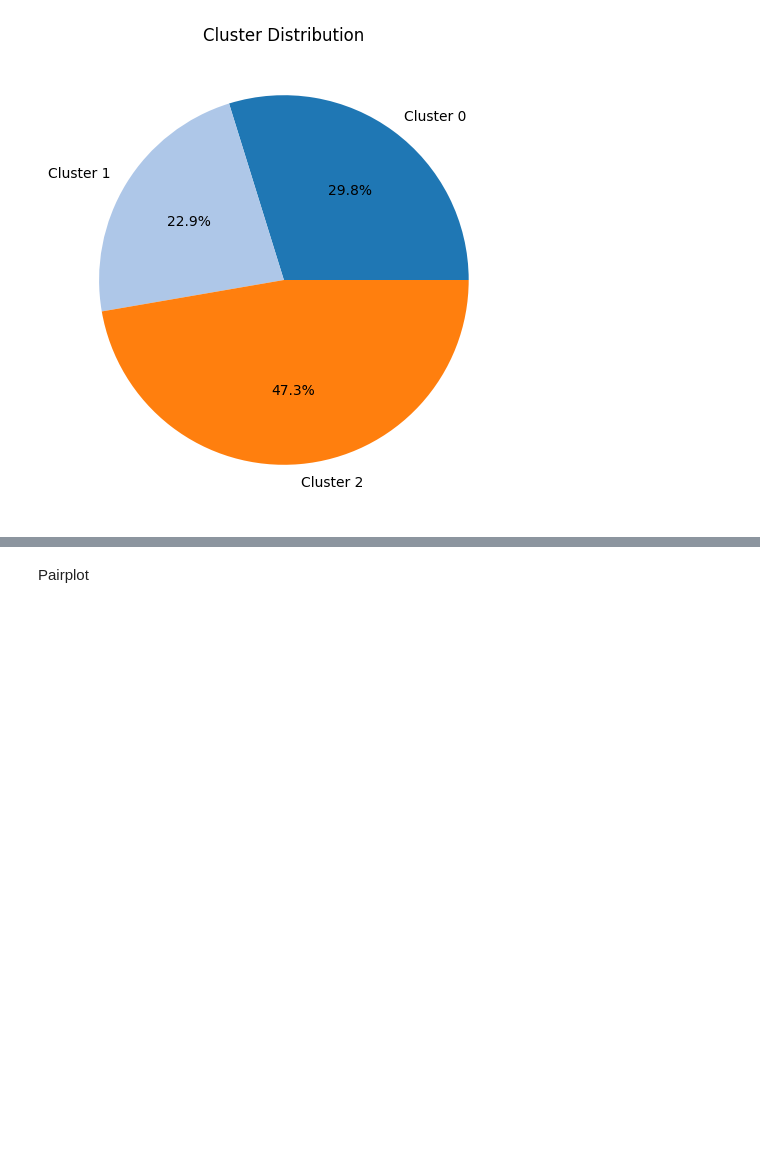
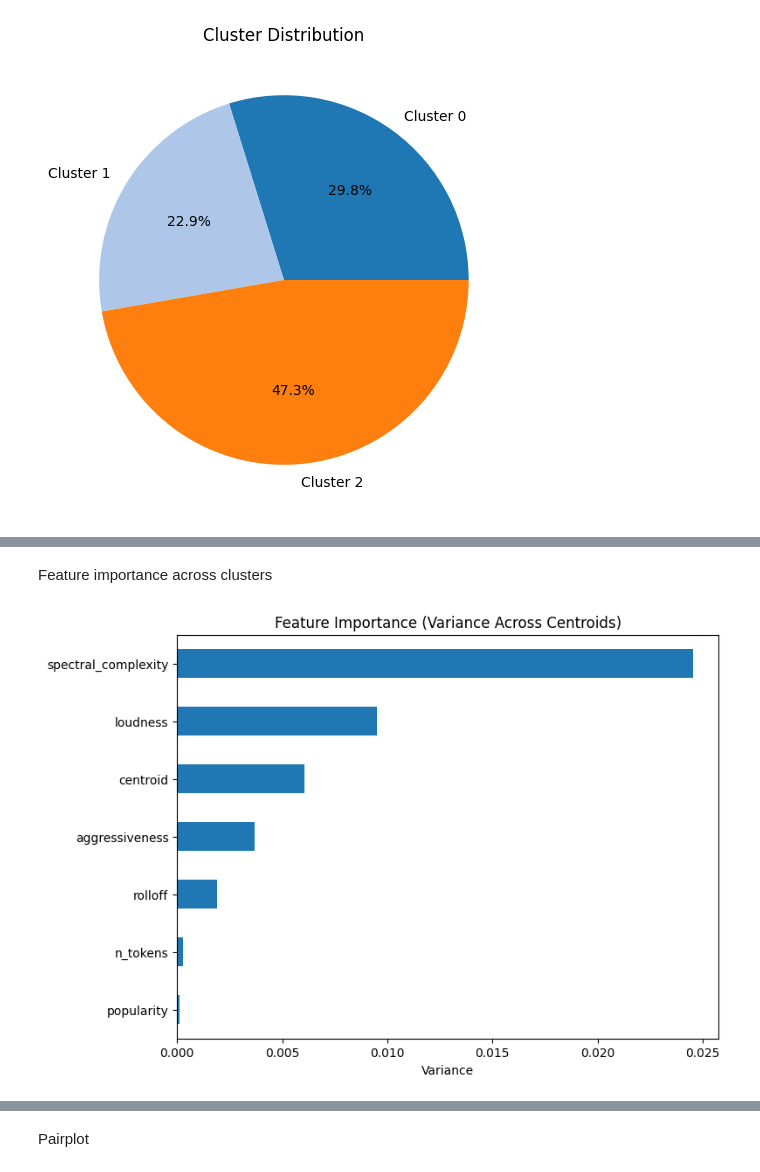
Before and after one commit to abderrahmane-salmi/UNIPI-Data-Mining-Project, a Jupyter notebook: task2/03_clustering_analysis.ipynb, the cells around one changed output, grey strips where cells are left out. Cells and saved outputs as stored; diff of their text form; code cells hidden in the pictures; blank space fills up the shorter version.

```diff
--- a/task2/03_clustering_analysis.ipynb
+++ b/task2/03_clustering_analysis.ipynb
@@ -409,0 +439,13 @@ Cluster sizes: [np.int64(3327), np.int64(2560), np.int64(5279)]
+# %% [markdown]
+Feature importance across clusters
+# %%
+centroid_var = centroids.var(axis=0).sort_values(ascending=False)
+
+plt.figure(figsize=(8,6))
+centroid_var.plot(kind='barh')
+plt.title("Feature Importance (Variance Across Centroids)")
+plt.xlabel("Variance")
+plt.gca().invert_yaxis()
+plt.show()
+# %% [output]
+[figure, added]
```
Also changed, not shown: parts of 9 cells of this notebook.
